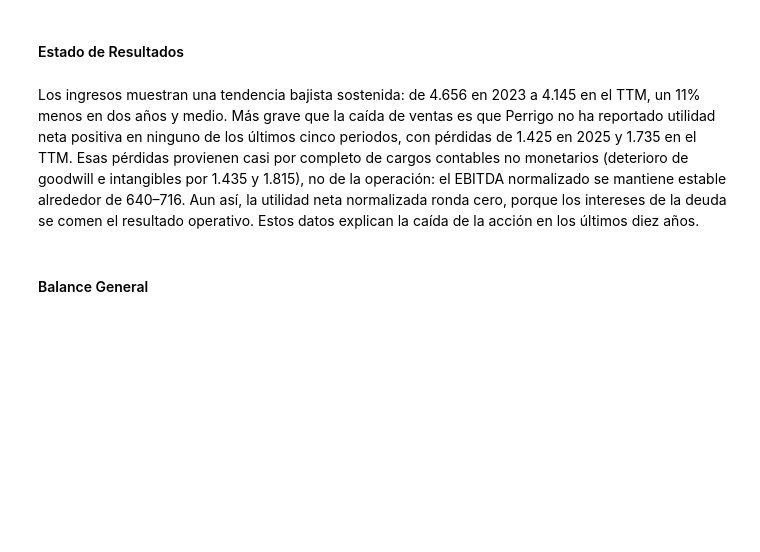
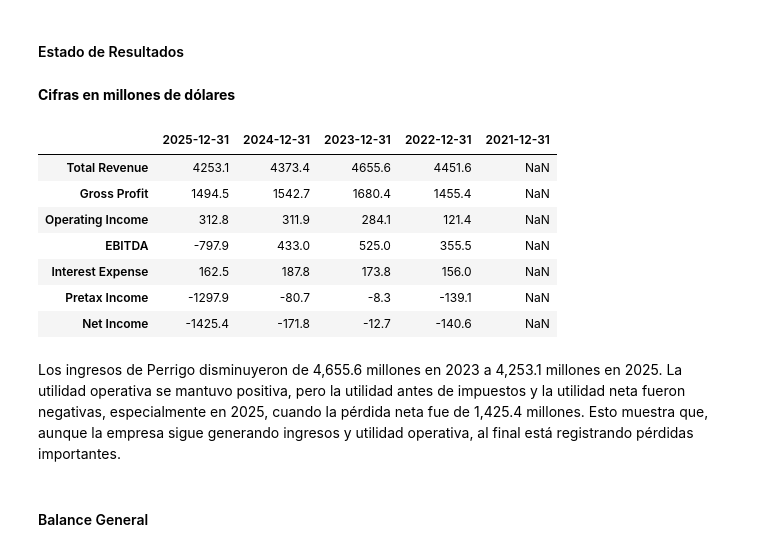
Before and after one commit to Mafergomezf/PORTAFOLIOS-DE-INVERSION, a Jupyter notebook: Tarea-1/Tarea1.ipynb, the cells around one changed output. Saved outputs shown, nothing was run; the diff lists cells and outputs as text; code cells hidden in the pictures; blank space fills up the shorter version.

```diff
--- a/Tarea-1/Tarea1.ipynb
+++ b/Tarea-1/Tarea1.ipynb
@@ -22,7 +27,32 @@ Health Care. Aunque su negocio se parece al consumo masivo por el canal de venta
 Kenvue, Haleon, Bayer Consumer Health y Procter & Gamble, entre otros. Todas compiten con Perrigo en medicamentos de autocuidado, y varias también fabrican marca blanca. Perrigo es la más pequeña por valor de mercado, pero es líder absoluta en marca blanca; las demás diversifican mucho más su modelo de negocio y dependen de marcas propias con mayor poder de precio.
 # %% [markdown]
 #### Estado de Resultados
+# %% [markdown]
+**Cifras en millones de dólares**
+# %%
+estado_resultados_prgo = prgo.financials.loc[
+    [
+        'Total Revenue',
+        'Gross Profit',
+        'Operating Income',
+        'EBITDA',
+        'Interest Expense',
+        'Pretax Income',
+        'Net Income'
+    ]
+].iloc[:, :4] / 1_000_000
+
+estado_resultados_prgo
+# %% [output]
+|  | 2025-12-31 | 2024-12-31 | 2023-12-31 | 2022-12-31 | 2021-12-31 |
+| Total Revenue | 4253.1 | 4373.4 | 4655.6 | 4451.6 | NaN |
+| Gross Profit | 1494.5 | 1542.7 | 1680.4 | 1455.4 | NaN |
+| Operating Income | 312.8 | 311.9 | 284.1 | 121.4 | NaN |
+| EBITDA | -797.9 | 433.0 | 525.0 | 355.5 | NaN |
+| Interest Expense | 162.5 | 187.8 | 173.8 | 156.0 | NaN |
+| Pretax Income | -1297.9 | -80.7 | -8.3 | -139.1 | NaN |
+| Net Income | -1425.4 | -171.8 | -12.7 | -140.6 | NaN |
 # %% [markdown]
-Los ingresos muestran una tendencia bajista sostenida: de 4.656 en 2023 a 4.145 en el TTM, un 11% menos en dos años y medio. Más grave que la caída de ventas es que Perrigo no ha reportado utilidad neta positiva en ninguno de los últimos cinco periodos, con pérdidas de 1.425 en 2025 y 1.735 en el TTM. Esas pérdidas provienen casi por completo de cargos contables no monetarios (deterioro de goodwill e intangibles por 1.435 y 1.815), no de la operación: el EBITDA normalizado se mantiene estable alrededor de 640–716. Aun así, la utilidad neta normalizada ronda cero, porque los intereses de la deuda se comen el resultado operativo. Estos datos explican la caída de la acción en los últimos diez años.
+Los ingresos de Perrigo disminuyeron de 4,655.6 millones en 2023 a 4,253.1 millones en 2025. La utilidad operativa se mantuvo positiva, pero la utilidad antes de impuestos y la utilidad neta fueron negativas, especialmente en 2025, cuando la pérdida neta fue de 1,425.4 millones. Esto muestra que, aunque la empresa sigue generando ingresos y utilidad operativa, al final está registrando pérdidas importantes.
 # %% [markdown]
 #### Balance General
```
Also changed, not shown: parts of 25 cells of this notebook.
